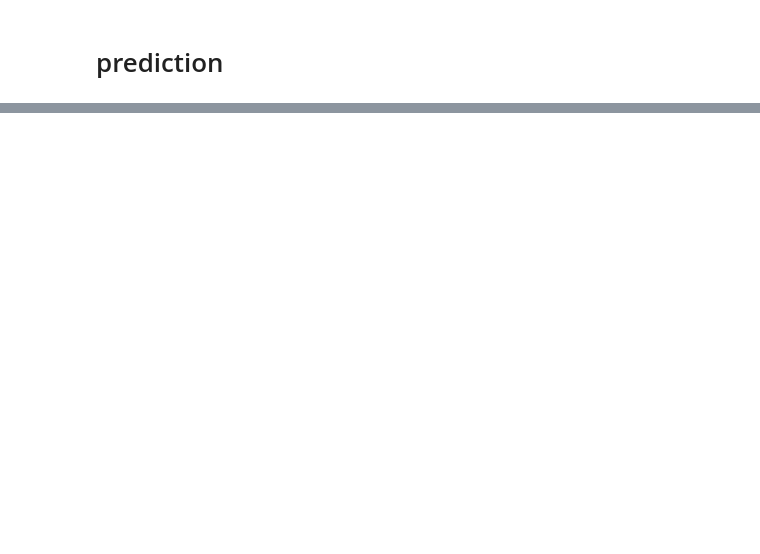
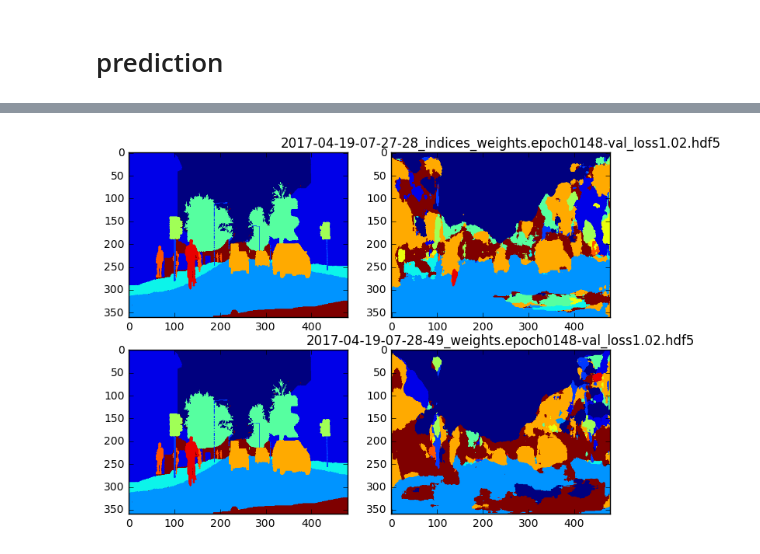
Before and after one commit to legokichi/keras-segnet, a Jupyter notebook: predict.ipynb, the cells around one changed output, grey strips where cells are left out. Cells and saved outputs as stored; diff of their text form; code cells hidden in the pictures; blank space fills up the shorter version.

```diff
--- a/predict.ipynb
+++ b/predict.ipynb
@@ -150,0 +68,46 @@ mtx_plot(mat2, ratio=(4,3))
+# %%
+import tensorflow as tf
+from keras.models import model_from_json
+from SegNet import create_segnet
+
+
+def trims(lines: str): return [line.strip() for line in lines.split("\n") if line != ""]
+
+modes = [trims('''
+2017-04-19-07-27-28_indices_weights.epoch0148-val_loss1.02.hdf5
+'''), trims('''
+2017-04-19-07-28-49_weights.epoch0148-val_loss1.02.hdf5
+''')]
+
+
+mat2 = []
+
+with tf.device('/cpu:0'):
+
+    for weights in modes:
+        for file_name in weights:
+            model = create_segnet(shape=(480, 360, 3), nb_class=12, indices=True)
+            model.load_weights(file_name)
+
+            frame = np.expand_dims(np.einsum('hwc->whc', norm), axis=0)
+            output = model.predict(frame)
+            assert output.shape == (1, 480, 360, 12)
+            output = np.einsum('whc->hwc', output[0])
+            assert output.shape == (360, 480, 12)
+            output = np.argmax(output, axis=2)
+            assert output.shape == (360, 480)
+            assert output.dtype == "int64"
+            '''
+            _annot = np.zeros(annot.shape, np.uint8)
+            for i in range(12): _annot[np.where(output == i)] = 255/12*i
+            '''
+            mat2.append([
+                (lambda annot: lambda x: plt.imshow(annot))(annot),
+                (lambda _annot, name: lambda x: (plt.imshow(_annot), plt.title(name)))(output, file_name),
+            ])
+
+
+
+mtx_plot(mat2, ratio=(4,3))
+# %% [output]
+[figure, added]
```
Also changed, not shown: parts of 2 cells of this notebook.
